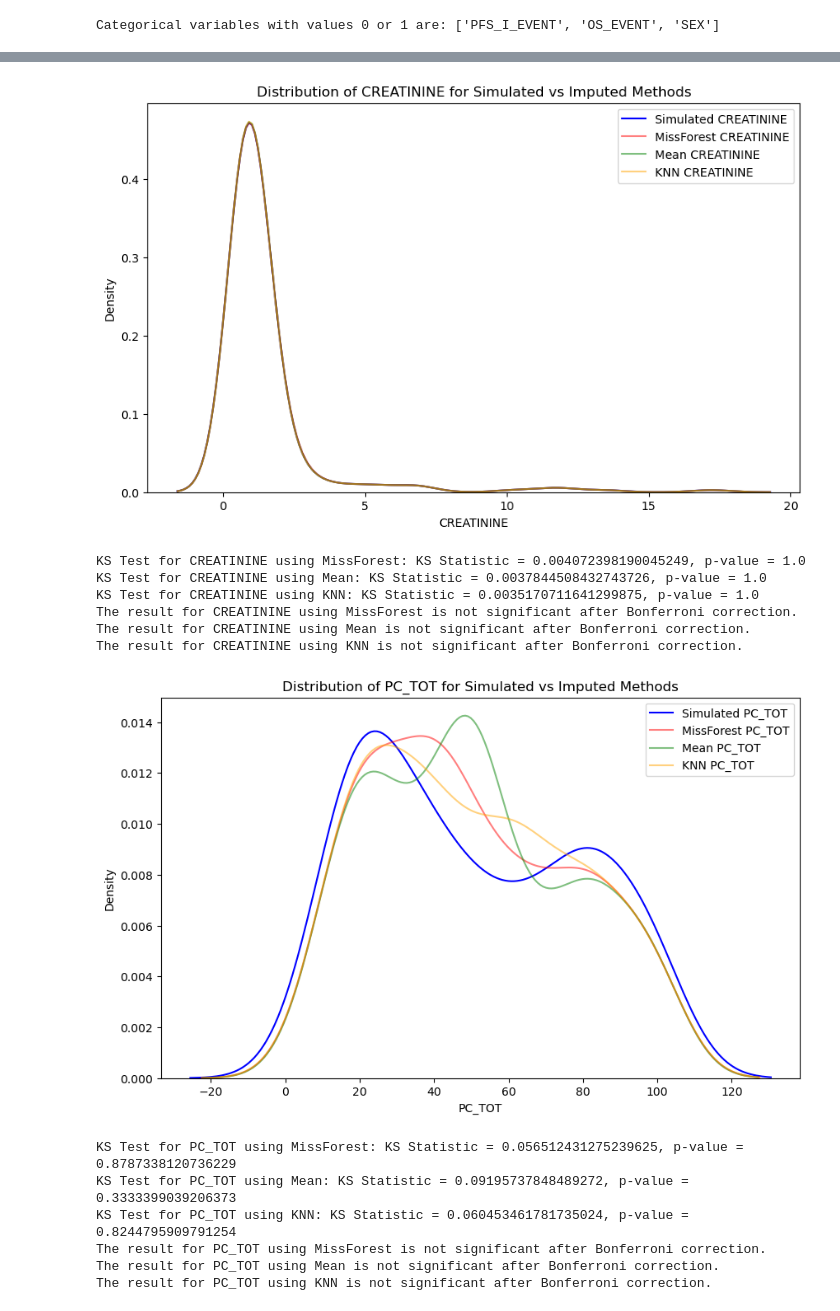
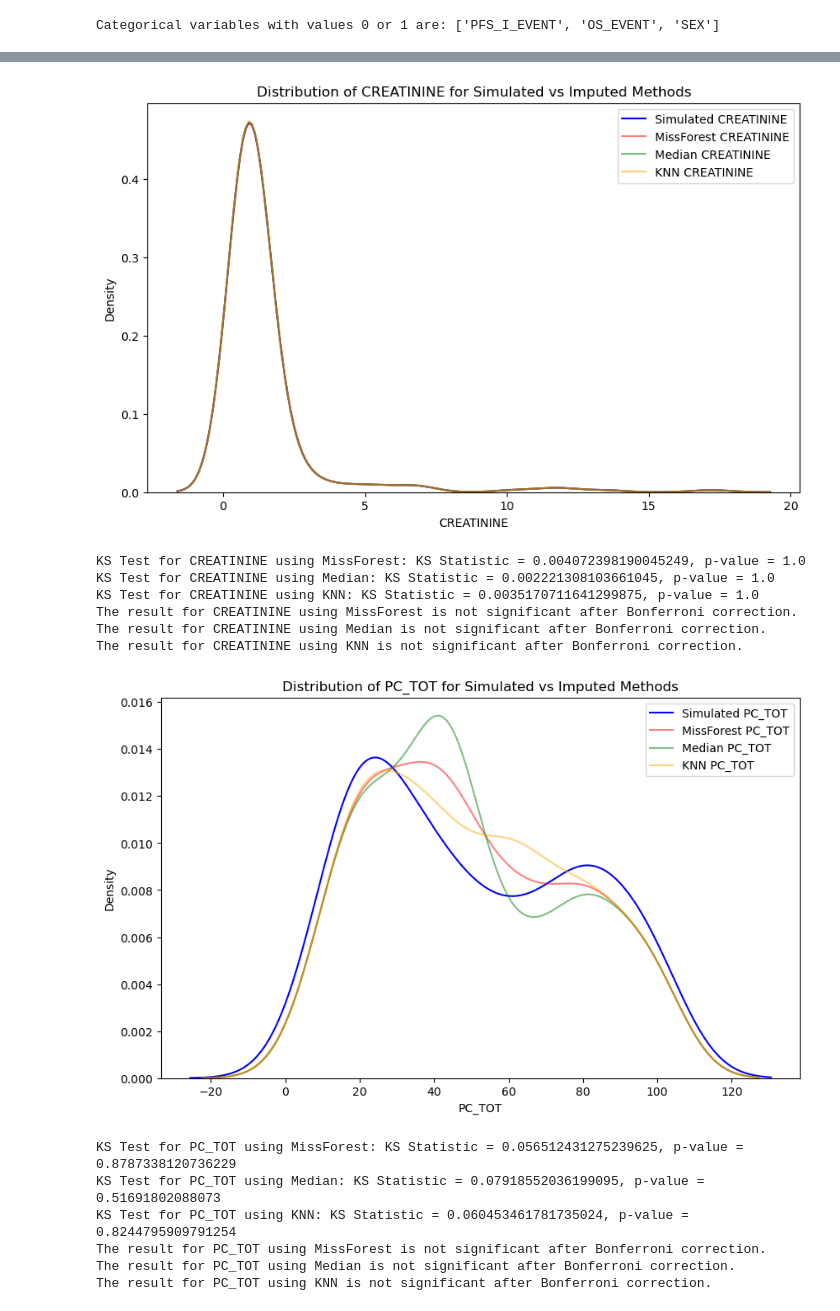
Before and after one commit to EleonoraAmico/DR-Techniques-Radiomic-Features, a Jupyter notebook: Preprocessing-missing_variables.ipynb, the cells around one changed output, grey strips where cells are left out. Saved outputs shown, nothing was run; the diff lists cells and outputs as text; code cells hidden in the pictures.

```diff
--- a/Preprocessing-missing_variables.ipynb
+++ b/Preprocessing-missing_variables.ipynb
@@ -238,0 +232,3 @@ knn_imputed_data = pd.DataFrame(knn_imputer.fit_transform(data), columns=data.co
+# %%
+# Sostituisci i valori NaN con la mediana di ciascuna colonna
+median_imputed_data = data.fillna(data.median())
@@ -245,7 +248,7 @@ knn_imputed_data = pd.DataFrame(knn_imputer.fit_transform(data), columns=data.co
 
 variables_to_check = ['PLT', 'HB', 'R_ISS', 'CREATININE', 'PC_TOT', 'CALCIUM'] # Replace with your actual variable names
 
-ks_results = ks_test_comparison_kde(data, missF_imputed_data, mean_imputed_data, knn_imputed_data, variables_to_check)
+ks_results = ks_test_comparison_kde(data, missF_imputed_data, median_imputed_data, knn_imputed_data, variables_to_check)
 # %% [output]
 [figure]
 KS Test for PLT using MissForest: KS Statistic = 0.004586871629579123, p-value = 1.0
@@ -270,15 +273,15 @@ The result for R_ISS using Mean is significant after Bonferroni correction.
 The result for R_ISS using KNN is not significant after Bonferroni correction.
-[figure, old version]
+[figure, new version]
 KS Test for CREATININE using MissForest: KS Statistic = 0.004072398190045249, p-value = 1.0
-KS Test for CREATININE using Mean: KS Statistic = 0.0037844508432743726, p-value = 1.0
+KS Test for CREATININE using Median: KS Statistic = 0.002221308103661045, p-value = 1.0
 KS Test for CREATININE using KNN: KS Statistic = 0.0035170711641299875, p-value = 1.0
 The result for CREATININE using MissForest is not significant after Bonferroni correction.
-The result for CREATININE using Mean is not significant after Bonferroni correction.
+The result for CREATININE using Median is not significant after Bonferroni correction.
 The result for CREATININE using KNN is not significant after Bonferroni correction.
-[figure, old version]
+[figure, new version]
 KS Test for PC_TOT using MissForest: KS Statistic = 0.056512431275239625, p-value = 0.8787338120736229
-KS Test for PC_TOT using Mean: KS Statistic = 0.09195737848489272, p-value = 0.3333399039206373
+KS Test for PC_TOT using Median: KS Statistic = 0.07918552036199095, p-value = 0.51691802088073
 KS Test for PC_TOT using KNN: KS Statistic = 0.060453461781735024, p-value = 0.8244795909791254
 The result for PC_TOT using MissForest is not significant after Bonferroni correction.
-The result for PC_TOT using Mean is not significant after Bonferroni correction.
+The result for PC_TOT using Median is not significant after Bonferroni correction.
 The result for PC_TOT using KNN is not significant after Bonferroni correction.
```
Also changed, not shown: parts of 20 cells of this notebook, 6 other files.
